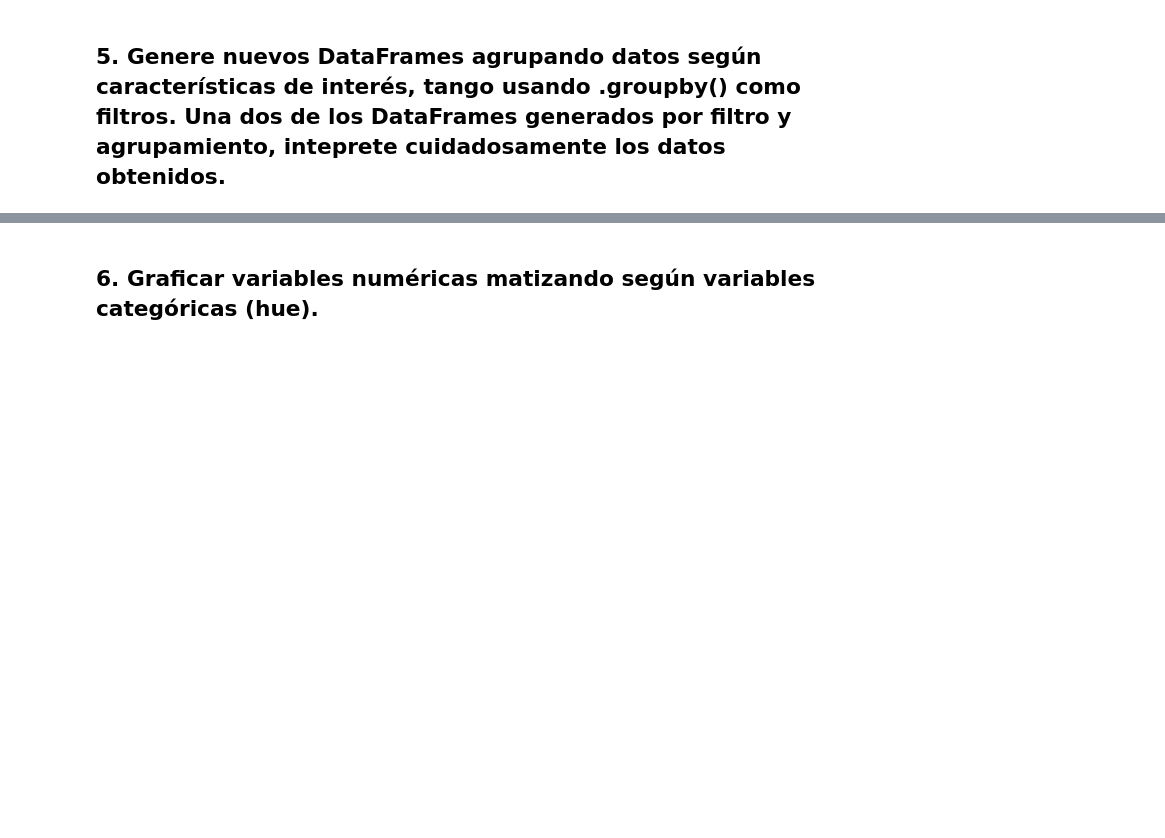
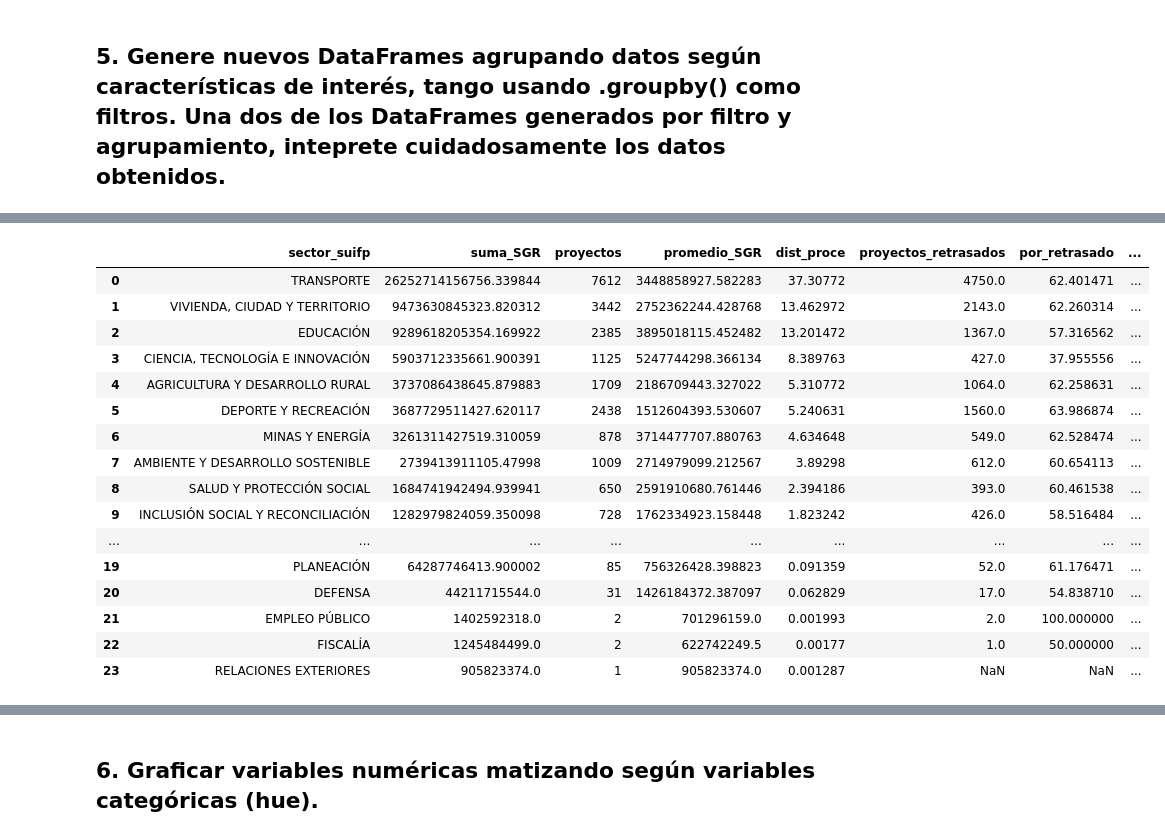
Before and after one commit to caavila96/gesproy23, a Jupyter notebook: Analisis_Gesproy.ipynb, the cells around one changed output, grey strips where cells are left out. Cells and saved outputs as stored; diff of their text form; code cells hidden in the pictures; blank space fills up the shorter version.

```diff
--- a/Analisis_Gesproy.ipynb
+++ b/Analisis_Gesproy.ipynb
@@ -808,0 +813,3 @@ En total 14.042 proyectos se encuentran con algún tipo de retraso siendo el 60.
+# %%
+sect_suif =  gesp_5.groupby("sector_suifp").agg(suma_SGR = ('valor_sgr', 'sum'), proyectos=('valor_sgr', 'count'), promedio_SGR=('valor_sgr', 'mean') ).reset_index().sort_values(by = "suma_SGR",  ascending=False)
+sect_suif
@@ -808,0 +834,3 @@ En total 14.042 proyectos se encuentran con algún tipo de retraso siendo el 60.
+# %%
+sect_suif["dist_proce"] = (sect_suif["suma_SGR"]/gesp_5["valor_sgr"].sum())*100
+sect_suif
@@ -808,0 +857,7 @@ En total 14.042 proyectos se encuentran con algún tipo de retraso siendo el 60.
+# %%
+retra = gesp_5[gesp_5['retraso'] == 'Proyecto con retraso'].groupby("sector_suifp").agg(proyectos_retrasados=('valor_sgr', 'count')).reset_index()
+#pegue por sector suifp
+sect_suif = sect_suif.merge(retra, how = 'left', on='sector_suifp')
+# se genera el procentaje de proyectos retrasados
+sect_suif['por_retrasado'] = (sect_suif['proyectos_retrasados']/sect_suif['proyectos'])*100
+sect_suif
@@ -808,0 +882,25 @@ En total 14.042 proyectos se encuentran con algún tipo de retraso siendo el 60.
+# %%
+denun = gesp_5[gesp_5['denuncia'] == 'Proyecto denunciado'].groupby("sector_suifp").agg(proyectos_denunciado=('denuncia', 'count')).reset_index()
+#pegue por sector suifp
+sect_suif = sect_suif.merge(denun, how = 'left', on='sector_suifp')
+# se genera el procentaje de proyectos retrasados
+sect_suif['por_denun'] = (sect_suif['proyectos_denunciado']/sect_suif['proyectos'])*100
+sect_suif
+# %% [output]
+|  | sector_suifp | suma_SGR | proyectos | promedio_SGR | dist_proce | proyectos_retrasados | por_retrasado | ... |
+| 0 | TRANSPORTE | 26252714156756.339844 | 7612 | 3448858927.582283 | 37.30772 | 4750.0 | 62.401471 | ... |
+| 1 | VIVIENDA, CIUDAD Y TERRITORIO | 9473630845323.820312 | 3442 | 2752362244.428768 | 13.462972 | 2143.0 | 62.260314 | ... |
+| 2 | EDUCACIÓN | 9289618205354.169922 | 2385 | 3895018115.452482 | 13.201472 | 1367.0 | 57.316562 | ... |
+| 3 | CIENCIA, TECNOLOGÍA E INNOVACIÓN | 5903712335661.900391 | 1125 | 5247744298.366134 | 8.389763 | 427.0 | 37.955556 | ... |
+| 4 | AGRICULTURA Y DESARROLLO RURAL | 3737086438645.879883 | 1709 | 2186709443.327022 | 5.310772 | 1064.0 | 62.258631 | ... |
+| 5 | DEPORTE Y RECREACIÓN | 3687729511427.620117 | 2438 | 1512604393.530607 | 5.240631 | 1560.0 | 63.986874 | ... |
+| 6 | MINAS Y ENERGÍA | 3261311427519.310059 | 878 | 3714477707.880763 | 4.634648 | 549.0 | 62.528474 | ... |
+| 7 | AMBIENTE Y DESARROLLO SOSTENIBLE | 2739413911105.47998 | 1009 | 2714979099.212567 | 3.89298 | 612.0 | 60.654113 | ... |
+| 8 | SALUD Y PROTECCIÓN SOCIAL | 1684741942494.939941 | 650 | 2591910680.761446 | 2.394186 | 393.0 | 60.461538 | ... |
+| 9 | INCLUSIÓN SOCIAL Y RECONCILIACIÓN | 1282979824059.350098 | 728 | 1762334923.158448 | 1.823242 | 426.0 | 58.516484 | ... |
+| ... | ... | ... | ... | ... | ... | ... | ... | ... |
+| 19 | PLANEACIÓN | 64287746413.900002 | 85 | 756326428.398823 | 0.091359 | 52.0 | 61.176471 | ... |
+| 20 | DEFENSA | 44211715544.0 | 31 | 1426184372.387097 | 0.062829 | 17.0 | 54.838710 | ... |
+| 21 | EMPLEO PÚBLICO | 1402592318.0 | 2 | 701296159.0 | 0.001993 | 2.0 | 100.000000 | ... |
+| 22 | FISCALÍA | 1245484499.0 | 2 | 622742249.5 | 0.00177 | 1.0 | 50.000000 | ... |
+| 23 | RELACIONES EXTERIORES | 905823374.0 | 1 | 905823374.0 | 0.001287 | NaN | NaN | ... |
```
Also changed, not shown: parts of 16 cells of this notebook.
